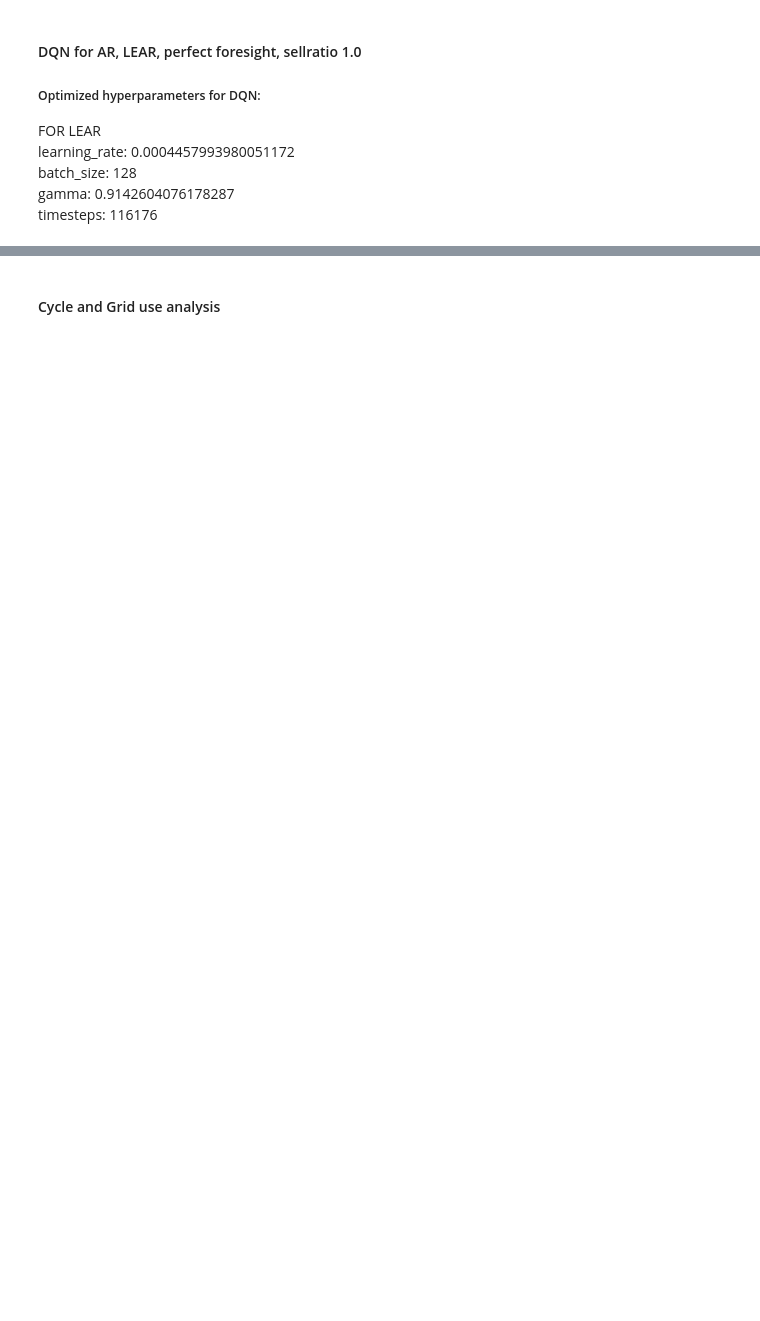
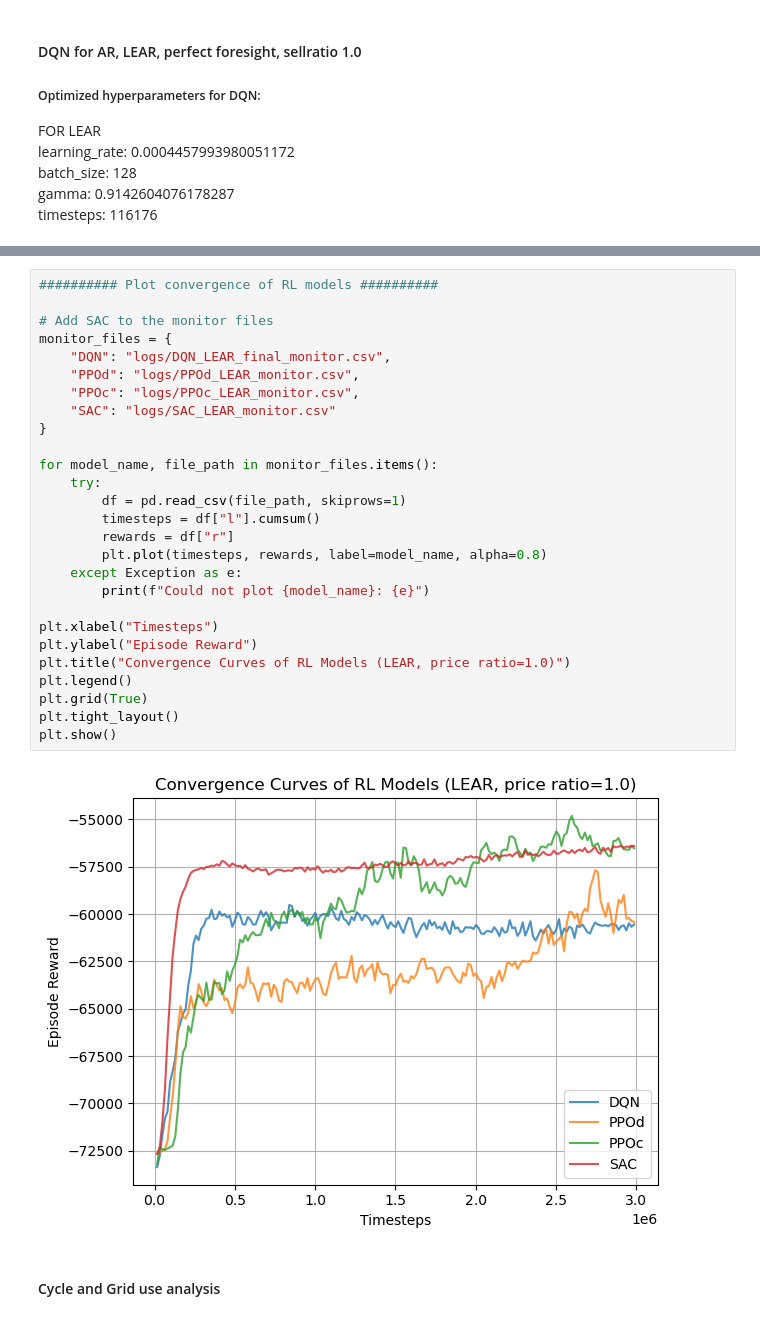
Before and after one commit to LarsKinkel/ThesisLarsKinkel, a Jupyter notebook: notebooks/ThesisNotebook.ipynb, the cells around one changed output, grey strips where cells are left out. Saved outputs shown, nothing was run; the diff lists cells and outputs as text; blank space fills up the shorter version.

Commit message:
finalizing

```diff
--- a/notebooks/ThesisNotebook.ipynb
+++ b/notebooks/ThesisNotebook.ipynb
@@ -478,3 +613,32 @@ Testing PPO (continuous) using perfect forecasts and sell price ratio: 1.0
+# %%
+########## Plot convergence of RL models ##########
+
+# Add SAC to the monitor files
+monitor_files = {
+    "DQN": "logs/DQN_LEAR_final_monitor.csv",
+    "PPOd": "logs/PPOd_LEAR_monitor.csv",
+    "PPOc": "logs/PPOc_LEAR_monitor.csv",
+    "SAC": "logs/SAC_LEAR_monitor.csv"
+}
+
+for model_name, file_path in monitor_files.items():
+    try:
+        df = pd.read_csv(file_path, skiprows=1)
+        timesteps = df["l"].cumsum()
+        rewards = df["r"]
+        plt.plot(timesteps, rewards, label=model_name, alpha=0.8)
+    except Exception as e:
+        print(f"Could not plot {model_name}: {e}")
+
+plt.xlabel("Timesteps")
+plt.ylabel("Episode Reward")
+plt.title("Convergence Curves of RL Models (LEAR, price ratio=1.0)")
+plt.legend()
+plt.grid(True)
+plt.tight_layout()
+plt.show()
+# %% [output]
+[figure, added]
 # %% [markdown]
 #### Cycle and Grid use analysis
 # %%
```
Also changed, not shown: parts of 20 cells of this notebook, 32 other files.
